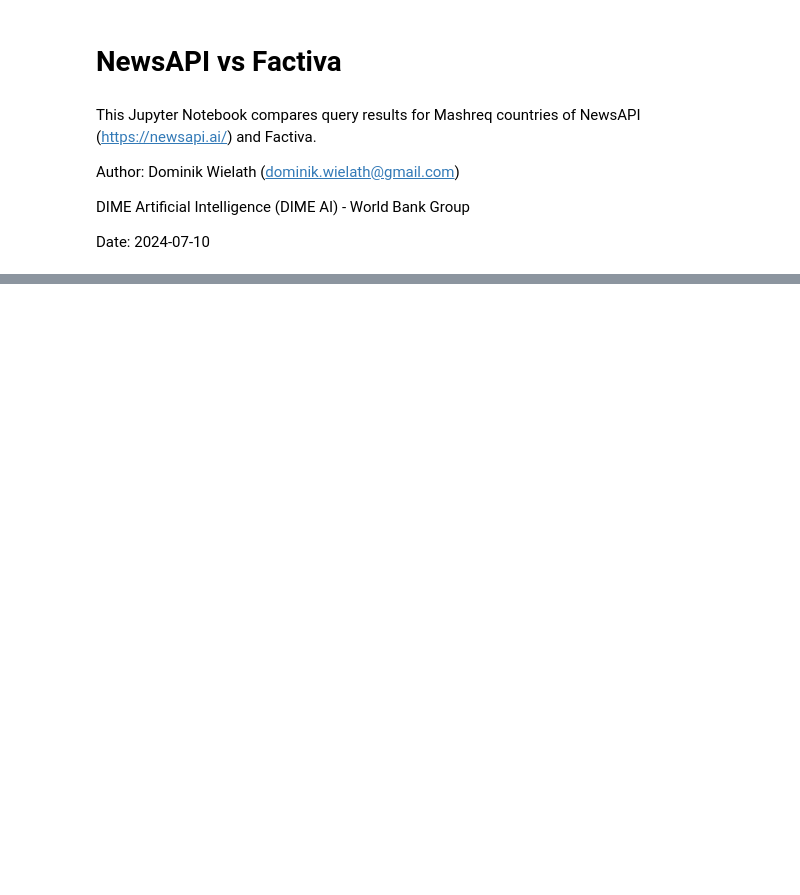
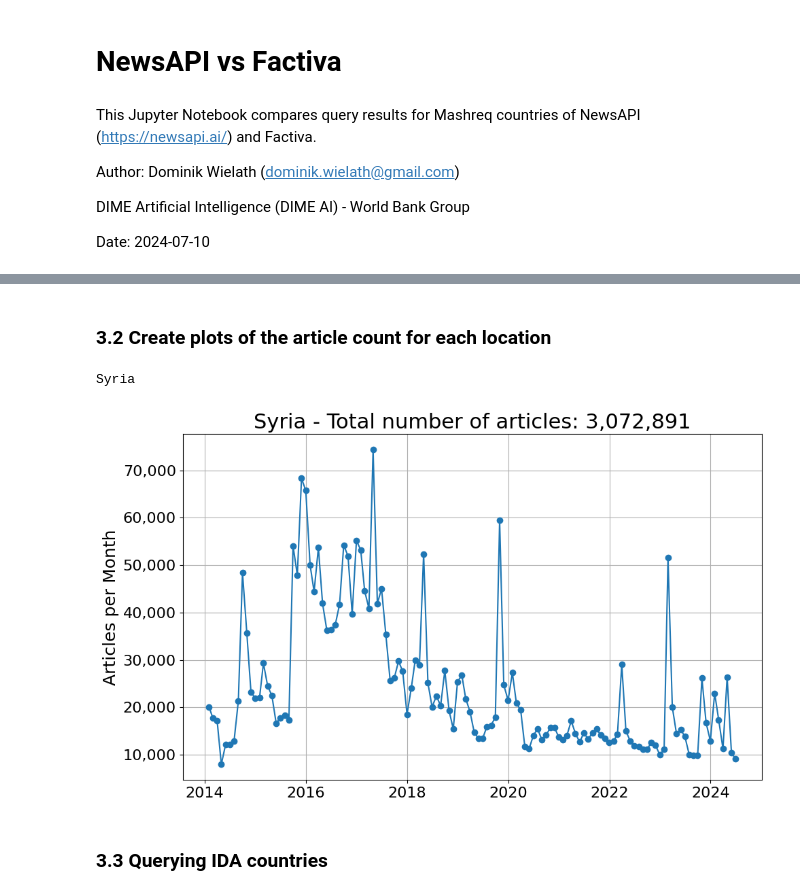
Before and after one commit to philippzi98/food_crises_mashreq, a Jupyter notebook: exploratory_news_sources/NewsAPIai_vs_Factiva.ipynb, the cells around one changed output, grey strips where cells are left out. Cells and saved outputs as stored; diff of their text form; code cells hidden in the pictures; blank space fills up the shorter version.

```diff
--- a/exploratory_news_sources/NewsAPIai_vs_Factiva.ipynb
+++ b/exploratory_news_sources/NewsAPIai_vs_Factiva.ipynb
@@ -129,0 +1948,58 @@ File saved: Jordan_06162024_06302024_eng_1344.csv
+# %% [markdown]
+### 3.2 Create plots of the article count for each location
+# %%
+# Select the country for which the results should be loaded
+country = mashreq_countries[4]
+print(country)
+
+# Load the query results from the csv file
+file_name = f"{country.lower()}_2014_2024_daily_articles.csv"
+df_all = pd.read_csv(data_path_newsapi_daily + file_name)
+# %% [output]
+Syria
+# %%
+df_all["date"] = pd.to_datetime(df_all["date"])
+
+# Define the cutoff date
+cutoff_date = pd.to_datetime('2024-07-01')
+
+# Filter the DataFrame
+df_all = df_all[df_all['date'] < cutoff_date]
+
+# Aggregate to a monthly level
+df_all_monthly = df_all.groupby(pd.Grouper(key='date', freq='M')).sum().reset_index()
+df_all_monthly.drop(columns="country", inplace=True)
+# %%
+# Plotting
+fig, ax = plt.subplots(figsize=(10, 6))  # Set the figure size
+ax.plot(df_all_monthly["date"], df_all_monthly["count"], marker='o', linestyle='-')
+
+total_number_of_articles = f"{df_all['count'].sum():,}"
+
+# Adding title and labels
+ax.set_title(f'{country} - Total number of articles: {total_number_of_articles}', fontsize=22)
+#ax.set_xlabel('Date', fontsize=18)
+ax.set_ylabel('Articles per Month', fontsize=18)
+
+# Adding grid
+ax.grid(True)
+
+# Formatting the y-axis ticks with commas
+def format_with_commas(x, pos):
+    return '{:,}'.format(int(x))
+
+ax.yaxis.set_major_formatter(ticker.FuncFormatter(format_with_commas))
+
+# Adjusting the font size of the axis ticks
+ax.tick_params(axis='both', which='major', labelsize=16)
+
+# Adding a tight layout
+plt.tight_layout()
+
+# Saving the plot
+plt.savefig(f"{plot_path}monthly-articles/{country}_NewsAPI_monthly_articles_2014_2024_{df_all['count'].sum()}.png")
+plt.show()
+# %% [output]
+[figure, added]
+# %% [markdown]
+### 3.3 Querying IDA countries
```
Also changed, not shown: parts of 350 cells of this notebook, 4 other files.
